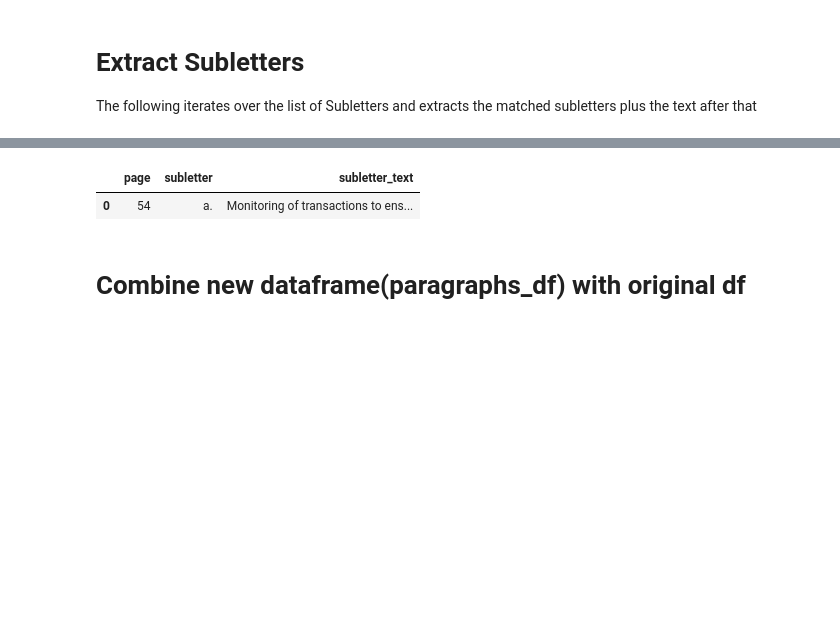
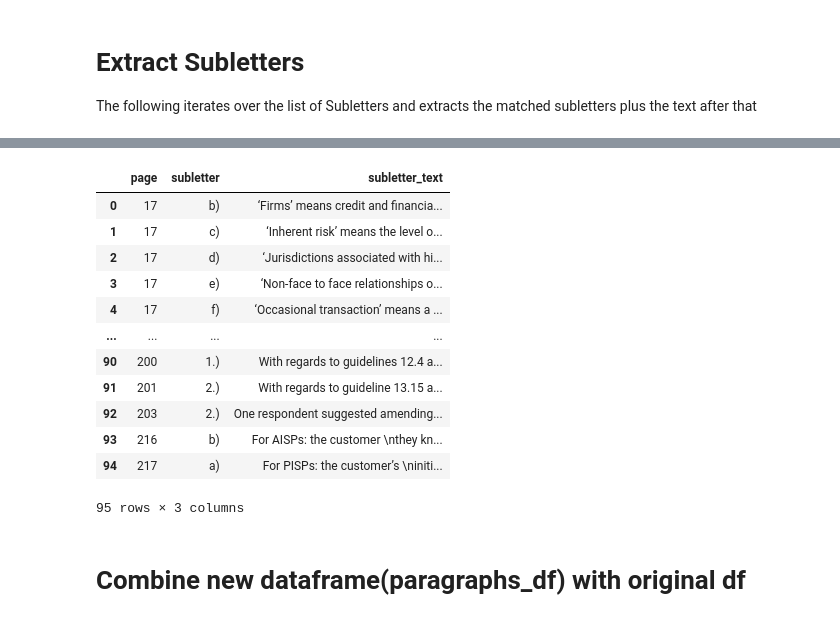
Before and after one commit to hannahsophieMWB/Policy-Analysis, a Jupyter notebook: PDF_scrapping_v2-Hannah.ipynb, the cells around one changed output, grey strips where cells are left out. Drawn from its saved outputs; the diff is of its cells as text; code cells hidden in the pictures; blank space fills up the shorter version.

```diff
--- a/PDF_scrapping_v2-Hannah.ipynb
+++ b/PDF_scrapping_v2-Hannah.ipynb
@@ -221,45 +238,58 @@ The following iterates over the list of Subletters and extracts the matched subl
 # %%
+
+
 def get_subletters(data):
 
     sub_extract = [ ]
 
     for row in data.iterrows():
 
-        text = row[1]["paragraph_text"]
+        text = row[1]["text"]
         page = row[1]["page"]
 
         # only get subletters for text, skip missing values (N/A)
         if text != "N/A":
 
             # Regex
 
             subletters_re = r'^(?:(?:\d+(?:\.)+|[a-zA-Z]|[a-zA-Z]{2}|[a-zA-Z]{3})[.)])'
             Subletters = re.findall(subletters_re, text, re.MULTILINE)
 
             if Subletters:
 
                 for index, para in enumerate(Subletters):
 
                     item = {}
                     if (index + 1 < len(Subletters)):
                         ind1 = text.index(para)
                         ind2 = text.index(Subletters[index + 1])
                         res = text[ind1 + len(para) : ind2]
 
                         item["page"] = page
                         item["subletter"] = para
                         item["subletter_text"] = res
 
                         sub_extract.append(item)
 
 
     return pd.DataFrame(sub_extract)
 
-subletters_df = get_subletters(df2)
-subletters_df.head(5)
+subletters_df = get_subletters(df_raw)
+subletters_df
 # %% [output]
 |  | page | subletter | subletter_text |
-| 0 | 54 | a. | Monitoring of transactions to ens... |
+| 0 | 17 | b) | ‘Firms’ means credit and financia... |
+| 1 | 17 | c) | ‘Inherent risk’ means the level o... |
+| 2 | 17 | d) | ‘Jurisdictions associated with hi... |
+| 3 | 17 | e) | ‘Non-face to face relationships o... |
+| 4 | 17 | f) | ‘Occasional transaction’ means a ... |
+| ... | ... | ... | ... |
+| 90 | 200 | 1.) | With regards to guidelines 12.4 a... |
+| 91 | 201 | 2.) | With regards to guideline 13.15 a... |
+| 92 | 203 | 2.) | One respondent suggested amending... |
+| 93 | 216 | b) | For AISPs: the customer \nthey kn... |
+| 94 | 217 | a) | For PISPs: the customer’s \niniti... |
+95 rows × 3 columns
 # %% [markdown]
 # Combine new dataframe(paragraphs_df) with original df
 # %%
```
Also changed, not shown: parts of 3 cells of this notebook.
